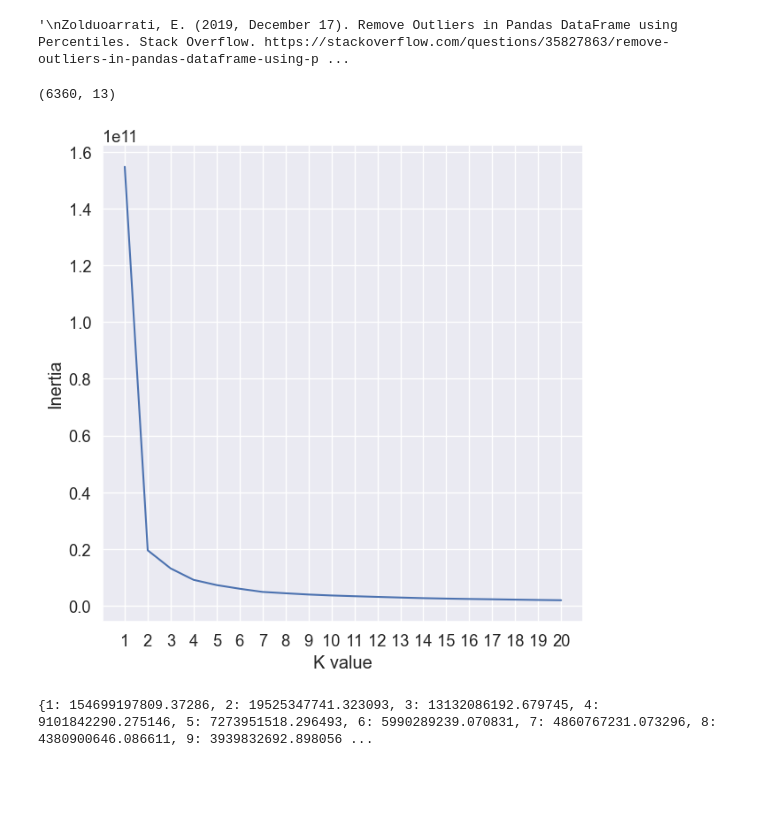
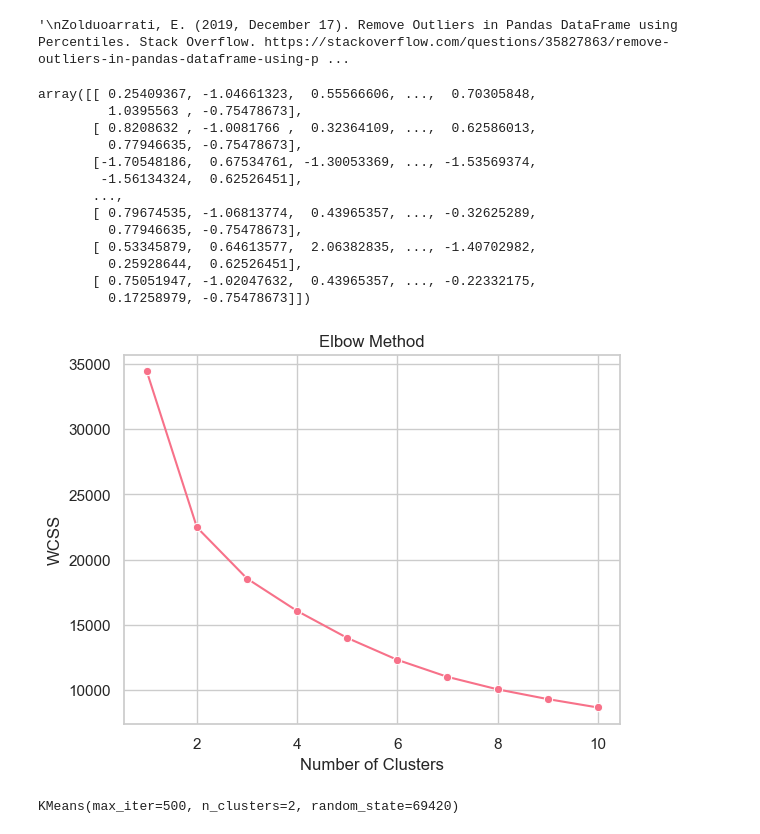
Before and after one commit to Stevedev7/Big-Data-CW, a Jupyter notebook: task2.ipynb, the cells around one changed output. Saved outputs shown, nothing was run; the diff lists cells and outputs as text; code cells hidden in the pictures; blank space fills up the shorter version.

Commit message:
Add final model code

```diff
--- a/task2.ipynb
+++ b/task2.ipynb
@@ -220,8 +184,8 @@ memory usage: 1.1+ MB
 # %%
 neigborhood_le = LabelEncoder()
-building_class_category = LabelEncoder()
+building_class_category_le = LabelEncoder()
 X['encoded_neighborhood'] = neigborhood_le.fit_transform(X['neighborhood'])
-X['encoded_building_class_category'] = neigborhood_le.fit_transform(X['building_class_category'])
+X['encoded_building_class_category'] = building_class_category_le.fit_transform(X['building_class_category'])
 X.drop(columns=['building_class_category', 'neighborhood'], inplace=True)
 final_columns = X.columns
 # %%
@@ -384,7 +338,26 @@ Zolduoarrati, E. (2019, December 17). Remove Outliers in Pandas DataFrame using
 '\nZolduoarrati, E. (2019, December 17). Remove Outliers in Pandas DataFrame using Percentiles. Stack Overflow. https://stackoverflow.com/questions/35827863/remove-outliers-in-pandas-dataframe-using-p ...
 # %%
 numerical.extend(['encoded_neighborhood', 'encoded_building_class_category'])
-# %%
-train.shape
-# %% [output]
-(6360, 13)
+# %%
+
+standard_scaler = StandardScaler()
+X_columns = X_train.columns
+# %%
+X_train_sc = standard_scaler.fit_transform(train.iloc[:, :-1])
+X_train_sc
+# %% [output]
+array([[ 0.25409367, -1.04661323,  0.55566606, ...,  0.70305848,
+         1.0395563 , -0.75478673],
+       [ 0.8208632 , -1.0081766 ,  0.32364109, ...,  0.62586013,
+         0.77946635, -0.75478673],
+       [-1.70548186,  0.67534761, -1.30053369, ..., -1.53569374,
+        -1.56134324,  0.62526451],
+       ...,
+       [ 0.79674535, -1.06813774,  0.43965357, ..., -0.32625289,
+         0.77946635, -0.75478673],
+       [ 0.53345879,  0.64613577,  2.06382835, ..., -1.40702982,
+         0.25928644,  0.62526451],
+       [ 0.75051947, -1.02047632,  0.43965357, ..., -0.22332175,
+         0.17258979, -0.75478673]])
+# %%
+X_train = pd.DataFrame(X_train_sc, columns=X_columns)
@@ -391,19 +367,21 @@ train.shape
 # %%
-sse = {}
-for k in range(1, 21):
-    kmeans = KMeans(n_clusters=k, max_iter=1000).fit(train)
-    sse[k] = kmeans.inertia_
+sns.set_style("whitegrid")
+sns.set_palette("husl")
+sns.set_context("notebook")
 
-plt.figure(figsize=(7, 7))
-sns.lineplot(x=range(1, 21), y=sse.values())
-plt.xticks(ticks=(range(1, 21)))
-plt.xlabel("K value")
-plt.ylabel("Inertia")
+wcss = []
+for i in range(1, 11):
+    kmeans = KMeans(n_clusters=i, init='k-means++', max_iter=500, random_state=69420)
+    kmeans.fit(X_train.values)
+    wcss.append(kmeans.inertia_)
+
+sns.lineplot(x=range(1, 11), y=wcss, marker='o')
+plt.title('Elbow Method')
+plt.xlabel('Number of Clusters')
+plt.ylabel('WCSS')
 plt.show()
-print(sse)
 # %% [output]
-[figure, old version]
+[figure, new version]
-{1: 154699197809.37286, 2: 19525347741.323093, 3: 13132086192.679745, 4: 9101842290.275146, 5: 7273951518.296493, 6: 5990289239.070831, 7: 4860767231.073296, 8: 4380900646.086611, 9: 3939832692.898056 ...
 # %%
 number_of_clusters = 2
 
@@ -412,0 +389,4 @@ y = k_means_model.fit_transform(train)
+# %%
+k_means_model.fit(X_train)
+# %% [output]
+KMeans(max_iter=500, n_clusters=2, random_state=69420)
```
Also changed, not shown: parts of 37 cells of this notebook, 1 other file.
